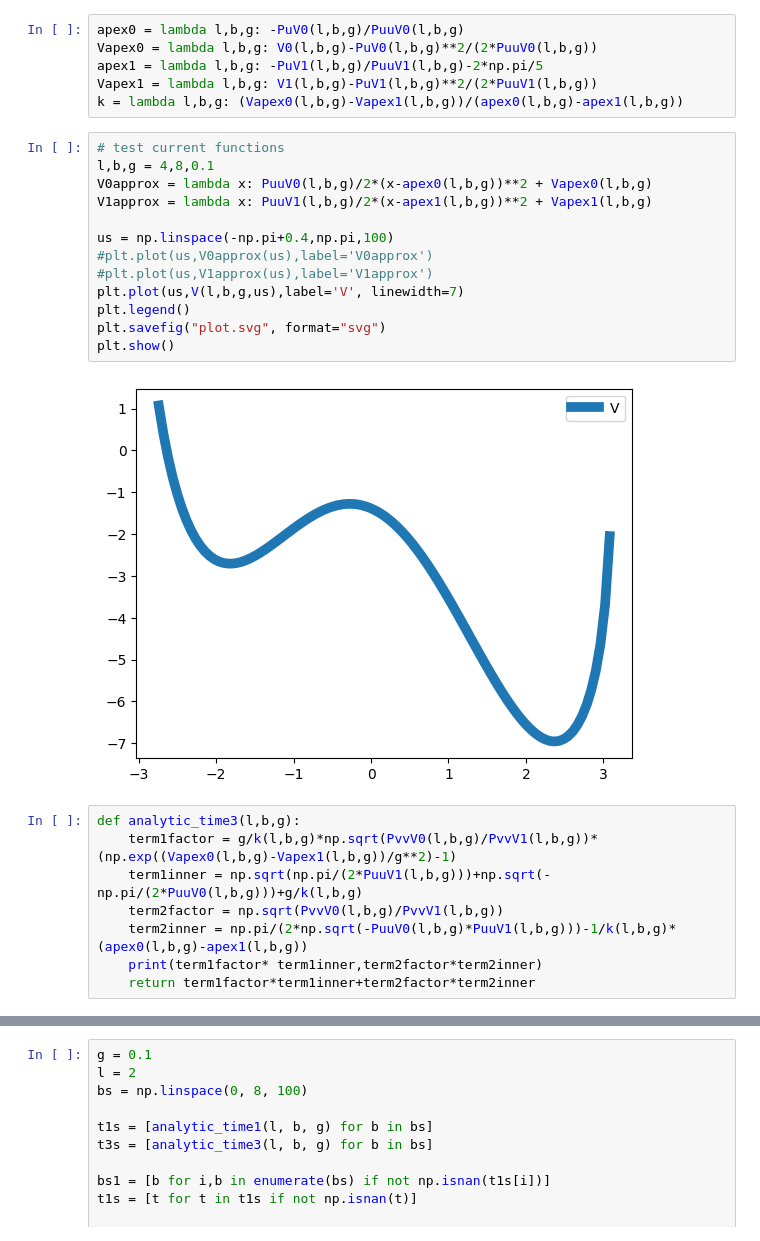
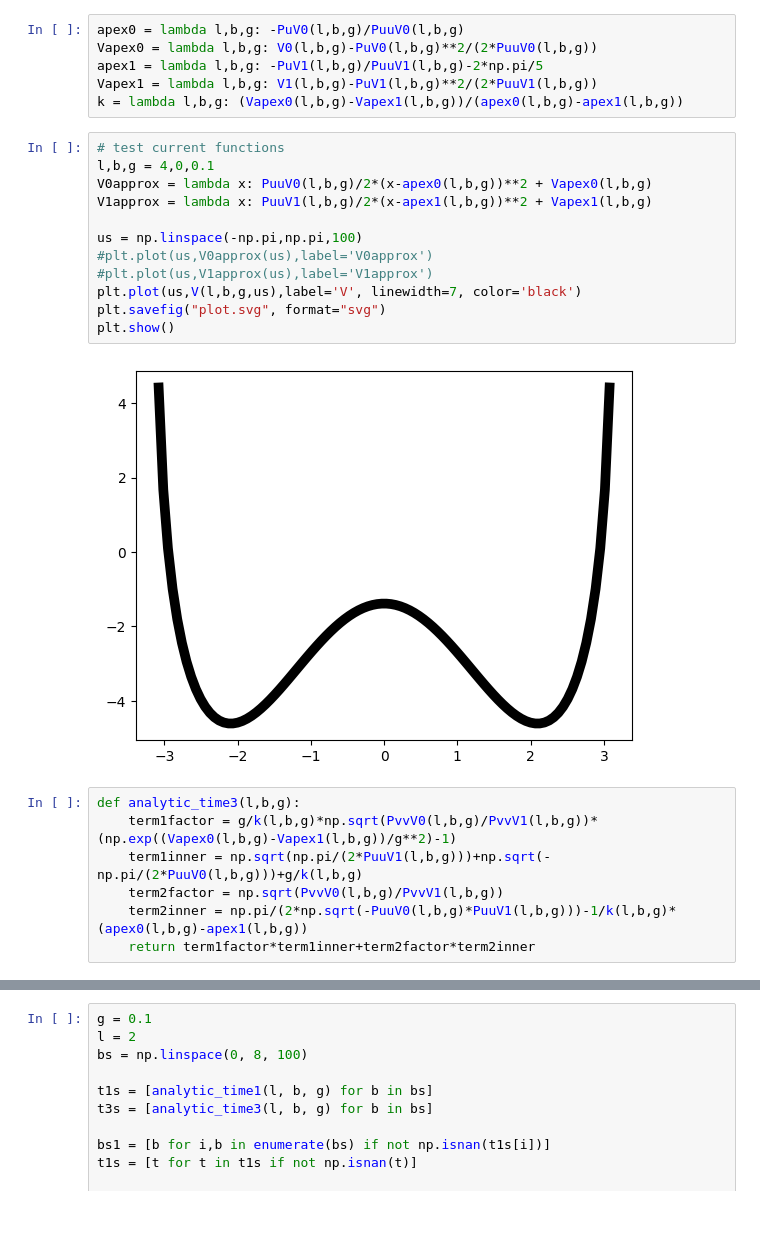
Before and after one commit to michaelyhuang23/opo-photon-tunneling, a Jupyter notebook: analytic_plot.ipynb, the cells around one changed output, grey strips where cells are left out. Saved outputs shown, nothing was run; the diff lists cells and outputs as text.

```diff
--- a/analytic_plot.ipynb
+++ b/analytic_plot.ipynb
@@ -20,26 +20,24 @@ Vapex1 = lambda l,b,g: V1(l,b,g)-PuV1(l,b,g)**2/(2*PuuV1(l,b,g))
 k = lambda l,b,g: (Vapex0(l,b,g)-Vapex1(l,b,g))/(apex0(l,b,g)-apex1(l,b,g))
 # %%
 # test current functions
-l,b,g = 4,8,0.1
+l,b,g = 4,0,0.1
 V0approx = lambda x: PuuV0(l,b,g)/2*(x-apex0(l,b,g))**2 + Vapex0(l,b,g)
 V1approx = lambda x: PuuV1(l,b,g)/2*(x-apex1(l,b,g))**2 + Vapex1(l,b,g)
 
-us = np.linspace(-np.pi+0.4,np.pi,100)
+us = np.linspace(-np.pi,np.pi,100)
 #plt.plot(us,V0approx(us),label='V0approx')
 #plt.plot(us,V1approx(us),label='V1approx')
-plt.plot(us,V(l,b,g,us),label='V', linewidth=7)
-plt.legend()
+plt.plot(us,V(l,b,g,us),label='V', linewidth=7, color='black')
 plt.savefig("plot.svg", format="svg")
 plt.show()
 # %% [output]
-[figure, old version]
+[figure, new version]
 # %%
 def analytic_time3(l,b,g):
     term1factor = g/k(l,b,g)*np.sqrt(PvvV0(l,b,g)/PvvV1(l,b,g))*(np.exp((Vapex0(l,b,g)-Vapex1(l,b,g))/g**2)-1)
     term1inner = np.sqrt(np.pi/(2*PuuV1(l,b,g)))+np.sqrt(-np.pi/(2*PuuV0(l,b,g)))+g/k(l,b,g)
     term2factor = np.sqrt(PvvV0(l,b,g)/PvvV1(l,b,g))
     term2inner = np.pi/(2*np.sqrt(-PuuV0(l,b,g)*PuuV1(l,b,g)))-1/k(l,b,g)*(apex0(l,b,g)-apex1(l,b,g))
-    print(term1factor* term1inner,term2factor*term2inner)
     return term1factor*term1inner+term2factor*term2inner
 # %%
 import scipy
```
Also changed, not shown: parts of 8 cells of this notebook, 5 other files.
